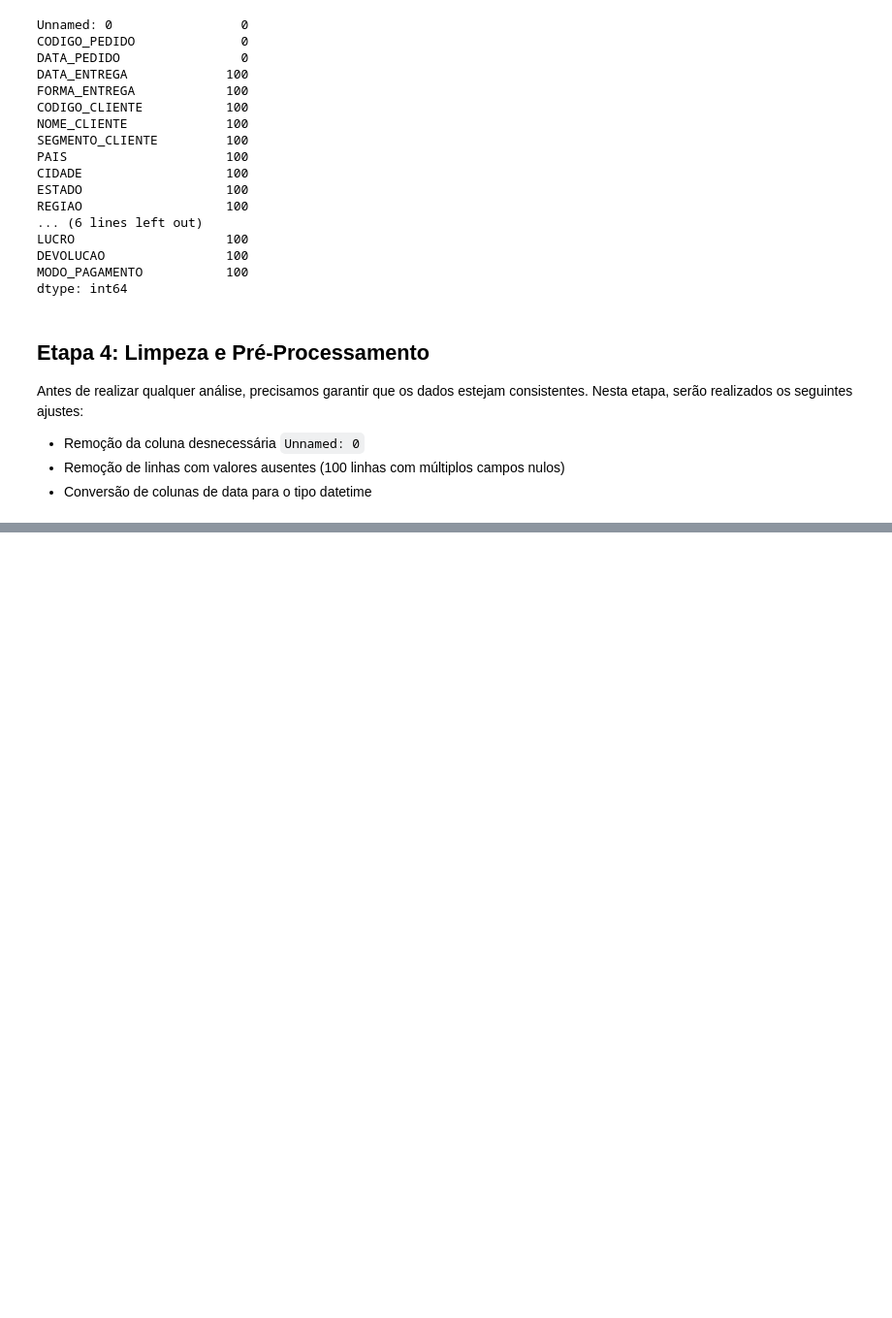
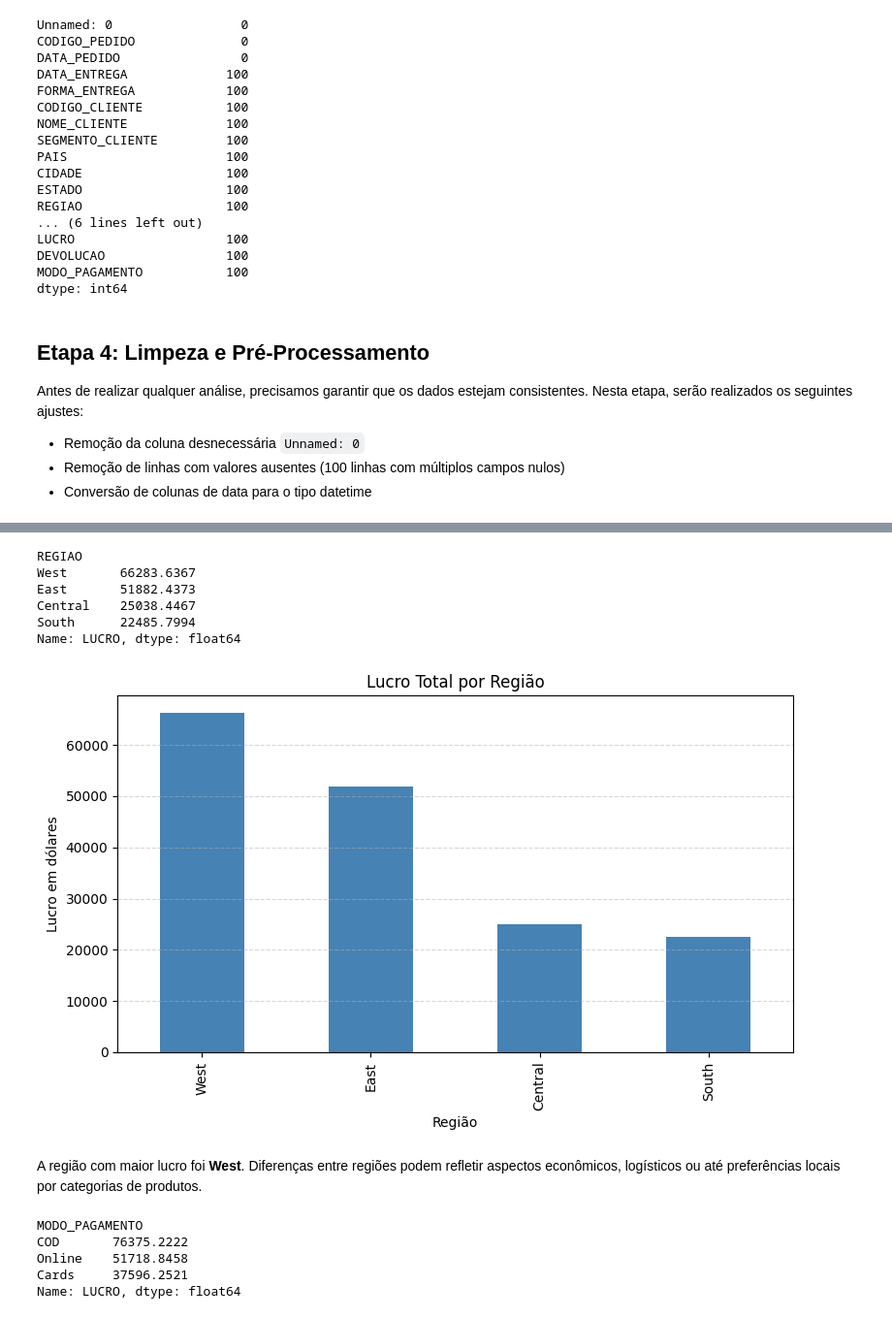
Before and after one commit to davidycardoso/projeto-dados, a Jupyter notebook: app.ipynb, the cells around one changed output, grey strips where cells are left out. Shown at 97% size. Drawn from its saved outputs; the diff is of its cells as text; code cells hidden in the pictures; blank space fills up the shorter version.

```diff
--- a/app.ipynb
+++ b/app.ipynb
@@ -108,0 +238,32 @@ df[df.isnull().any(axis=1)].head()
+# %%
+lucro_regiao = df.groupby("REGIAO")["LUCRO"].sum().sort_values(ascending=False)
+print(lucro_regiao)
+# %% [output]
+REGIAO
+West       66283.6367
+East       51882.4373
+Central    25038.4467
+South      22485.7994
+Name: LUCRO, dtype: float64
+# %%
+plt.figure(figsize=(8,5))
+lucro_regiao.plot(kind="bar", color="steelblue")
+plt.title("Lucro Total por Região")
+plt.ylabel("Lucro em dólares")
+plt.xlabel("Região")
+plt.grid(axis="y", linestyle="--", alpha=0.5)
+plt.tight_layout()
+plt.show()
+# %% [output]
+[figure, added]
+# %% [markdown]
+A região com maior lucro foi **West**. Diferenças entre regiões podem refletir aspectos econômicos, logísticos ou até preferências locais por categorias de produtos.
+# %%
+lucro_pagamento = df.groupby("MODO_PAGAMENTO")["LUCRO"].sum().sort_values(ascending=False)
+print(lucro_pagamento)
+# %% [output]
+MODO_PAGAMENTO
+COD       76375.2222
+Online    51718.8458
+Cards     37596.2521
+Name: LUCRO, dtype: float64
```
Also changed, not shown: parts of 19 cells of this notebook.
